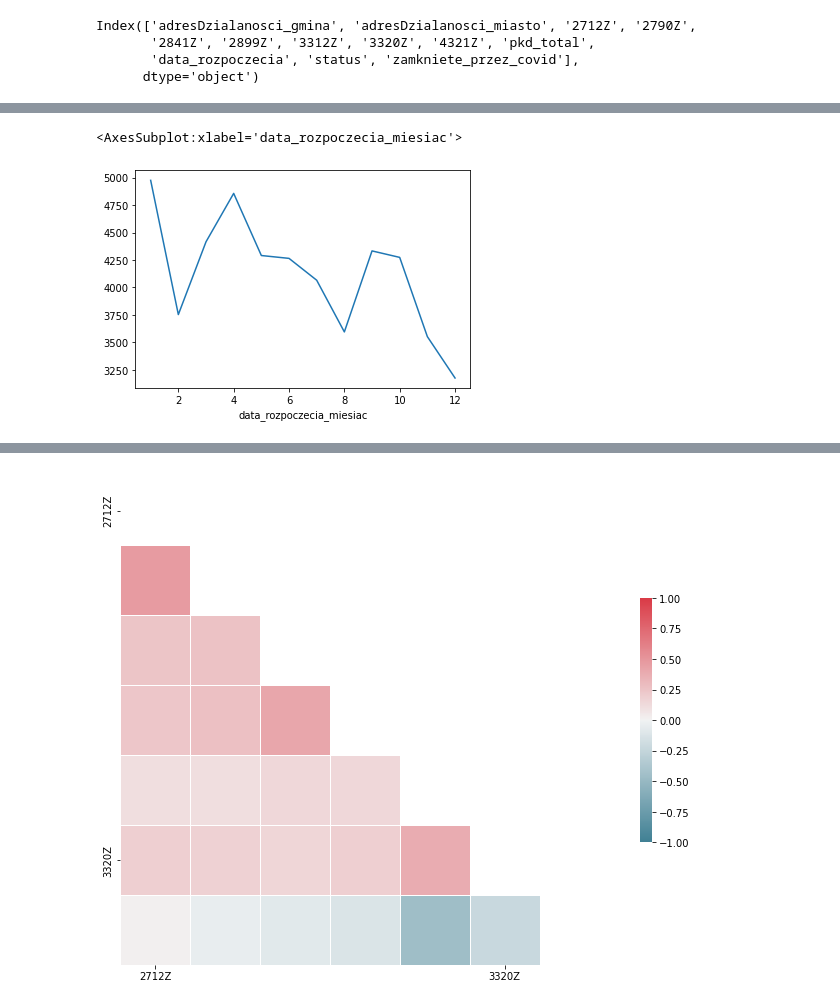
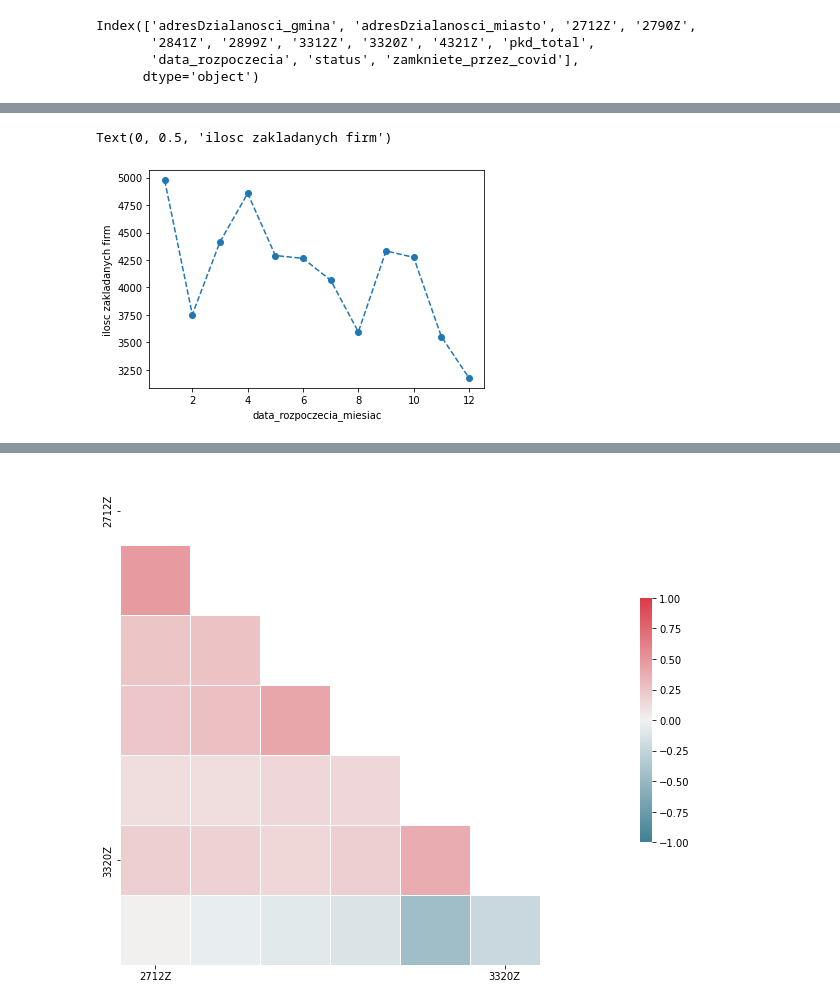
Before and after one commit to JQB26/ML-industry-4.0, a Jupyter notebook: main.ipynb, the cells around one changed output, grey strips where cells are left out. Drawn from its saved outputs; the diff is of its cells as text; code cells hidden in the pictures.

```diff
--- a/main.ipynb
+++ b/main.ipynb
@@ -62,8 +59,9 @@ df.sample(3)
 # %%
-df.groupby(['data_rozpoczecia_miesiac'])['data_rozpoczecia_miesiac'].count().plot()
+df.groupby(['data_rozpoczecia_miesiac'])['data_rozpoczecia_miesiac'].count().plot(linestyle="dashed", marker="o")
+plt.ylabel('ilosc zakladanych firm')
 # %% [output]
-<AxesSubplot:xlabel='data_rozpoczecia_miesiac'>
+Text(0, 0.5, 'ilosc zakladanych firm')
-[figure, old version]
+[figure, new version]
 # %%
 sums = df.sum()
 sums = sums[:6]
```
Also changed, not shown: parts of 34 cells of this notebook, 1 other file.
